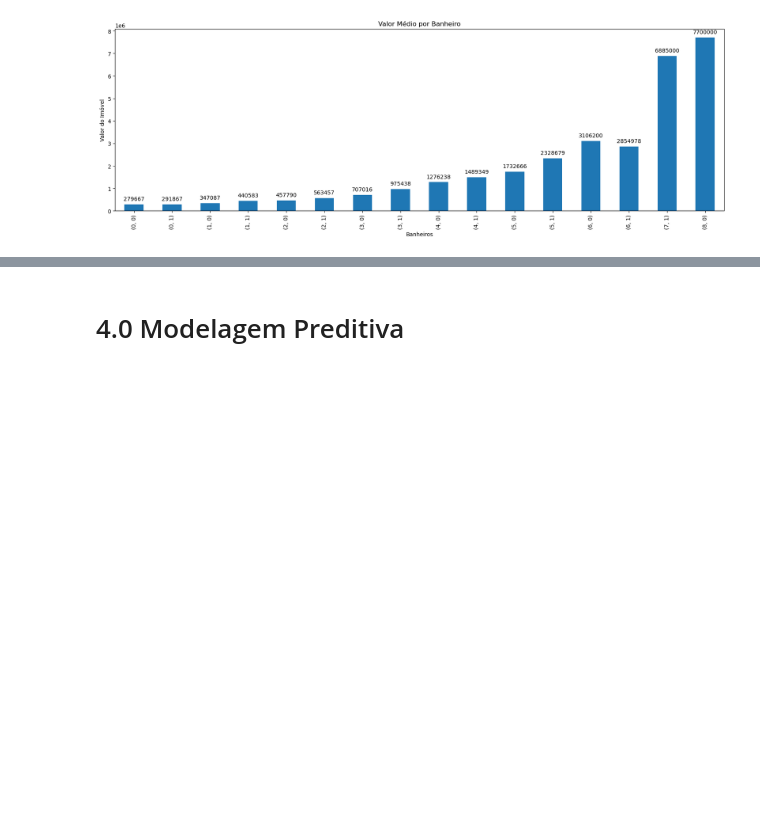
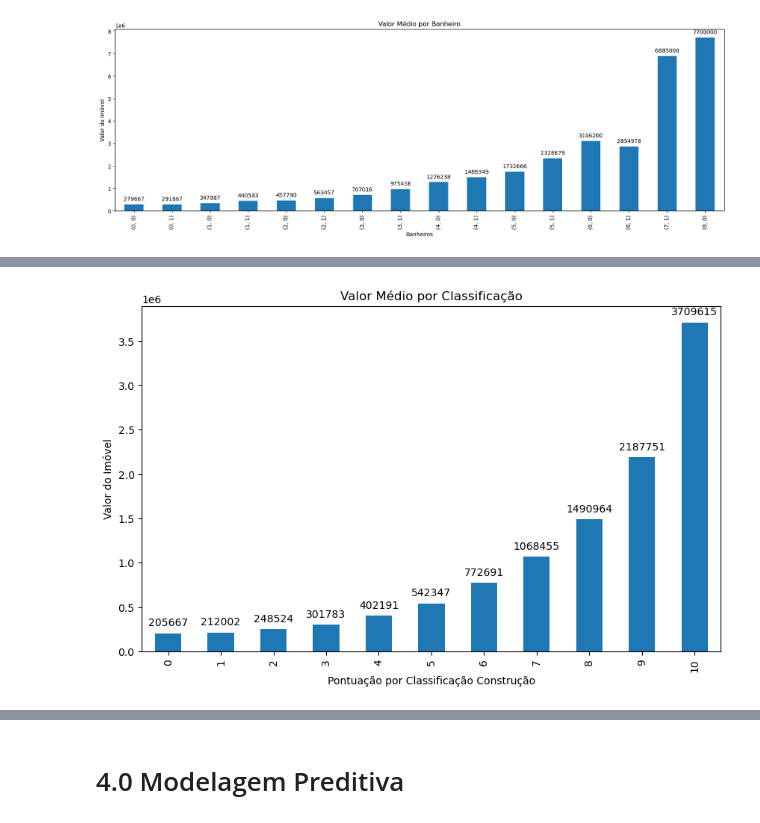
Before and after one commit to RicardodeSouzaSilva/Real_Estate_Pricing_Intelligence, a Jupyter notebook: Real_Estate_Pricing_Intelligence_2.1.ipynb, the cells around one changed output, grey strips where cells are left out. Cells and saved outputs as stored; diff of their text form; code cells hidden in the pictures; blank space fills up the shorter version.

```diff
--- a/Real_Estate_Pricing_Intelligence_2.1.ipynb
+++ b/Real_Estate_Pricing_Intelligence_2.1.ipynb
@@ -1241,0 +1425,26 @@ plt.show()
+# %%
+# Crie a figura com um tamanho específico
+plt.figure(figsize=(10, 6))
+# Plotar o gráfico de barras usando a série 'preco_medio_por_andares'
+preco_medio_por_pontuacao_classificacao_construcao = round(dataset.groupby(['classificacao_construcao'])['preco_venda'].mean(),2).plot(kind='bar')
+# Adiciona rótulos ao eixo x e y
+plt.xlabel('Pontuação por Classificação Construção')
+plt.ylabel('Valor do Imóvel')
+# Adiciona um título ao gráfico
+plt.title('Valor Médio por Classificação')
+
+# Itera sobre cada barra (patch) no gráfico de barras
+for linha in preco_medio_por_pontuacao_classificacao_construcao.patches:
+    # Adiciona uma anotação (número total) acima de cada barra
+    preco_medio_por_pontuacao_classificacao_construcao.annotate(
+        f"{linha.get_height():.0f}",                                    # Texto formatado com a altura da barra como número inteiro
+        (linha.get_x() + linha.get_width() / 2., linha.get_height()),   # Coordenadas do texto (centro da barra)
+        ha='center',                                                    # Alinhamento horizontal: centralizado
+        va='center',                                                    # Alinhamento vertical: centralizado
+        xytext=(0, 10),                                                 # Deslocamento do texto (10 pontos acima)
+        textcoords='offset points'                                      # Coordenadas do deslocamento em pontos
+    )
+# Exibe o gráfico
+plt.show()
+# %% [output]
+[figure, added]
```
Also changed, not shown: parts of 34 cells of this notebook.
